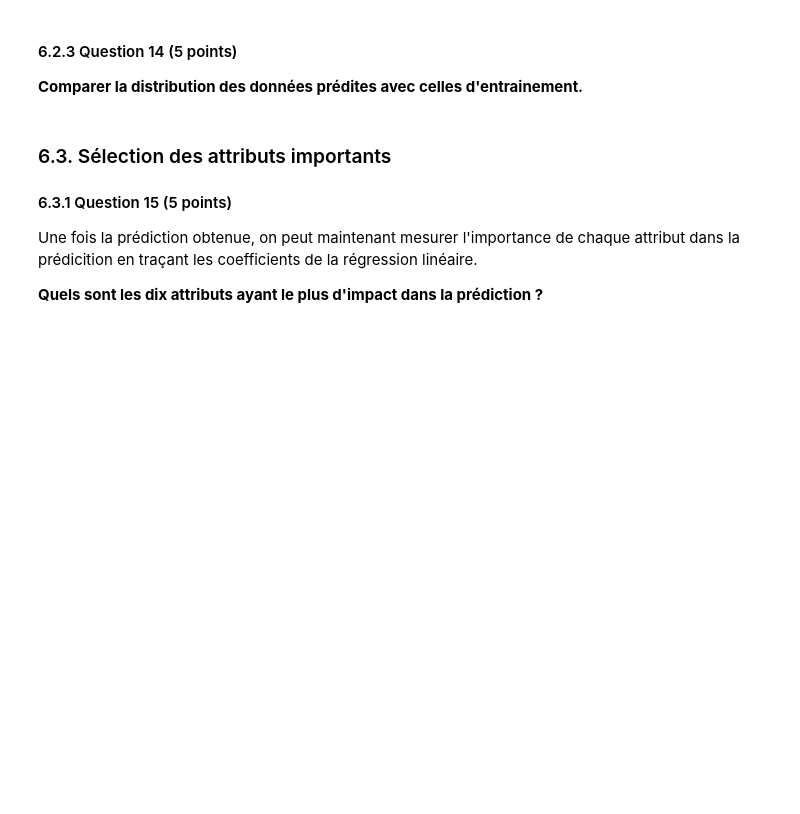
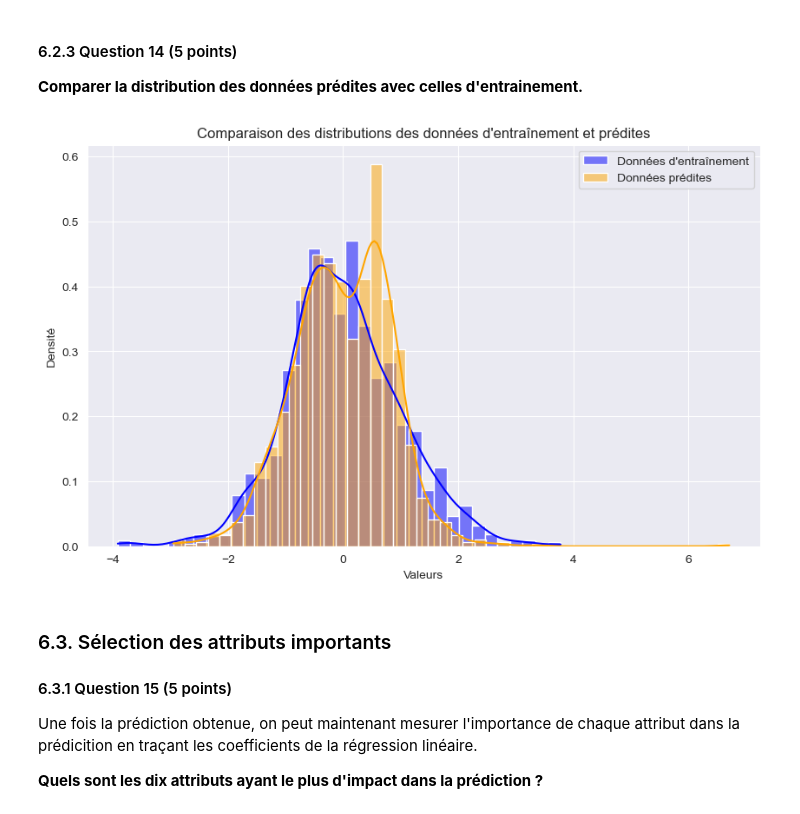
Before and after one commit to mohamedali05/TP1_INF8111, a Jupyter notebook: TP1_A24.ipynb, the cells around one changed output. Drawn from its saved outputs; the diff is of its cells as text; code cells hidden in the pictures; blank space fills up the shorter version.

```diff
--- a/TP1_A24.ipynb
+++ b/TP1_A24.ipynb
@@ -755,12 +757,27 @@ def ridge_regression(data_train, data_pred):
     :param data_pred: données de prédiction
     :return:
       coefficients de la régression
+
     """
-    data_pred["y"] = #TODO
-    pass
+
+    rdg = Ridge(alpha=0.5)
+    #X_train = np.array(data_train["x"])
+    #Y_train = np.array(data_train['y'])
+
+    rdg.fit(data_train['x'], data_train["y"])
+
+    # Make predictions on the prediction data
+    data_pred["y"] = rdg.predict(data_pred['x'])
+
+    # Get the coefficients of the Ridge regression
+    coefficients = rdg.coef_
+
+    # Return the coefficients and the predicted values
+    return coefficients, data_pred['y']
 # %%
- reg = ridge_regression(data_train, data_pred)
- data_pred["y"]
+ coef , data_predicted = ridge_regression(data_train, data_pred)
+ #print(data_predicted)
+ #data_pred["y"]
 # %% [markdown]
 #### 6.2.3 Question 14 (5 points)
 
@@ -770,3 +785,16 @@ def ridge_regression(data_train, data_pred):
+# %%
+#TODO
+
+plt.figure(figsize=(10, 6))
+sns.histplot(data_train['y'], color="blue", label="Données d'entraînement", kde=True ,  stat="density")
+sns.histplot(data_predicted, color="orange", label="Données prédites", kde=True, stat="density")
+plt.title("Comparaison des distributions des données d'entraînement et prédites")
+plt.xlabel("Valeurs")
+plt.ylabel("Densité")
+plt.legend()
+plt.show()
+# %% [output]
+[figure, added]
 # %% [markdown]
 ### 6.3. Sélection des attributs importants
 #### 6.3.1 Question 15 (5 points)
```
Also changed, not shown: parts of 8 cells of this notebook.
